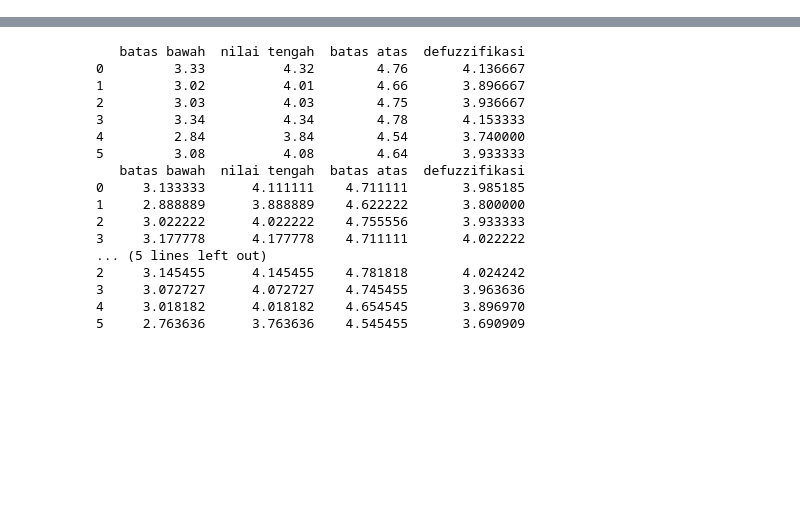
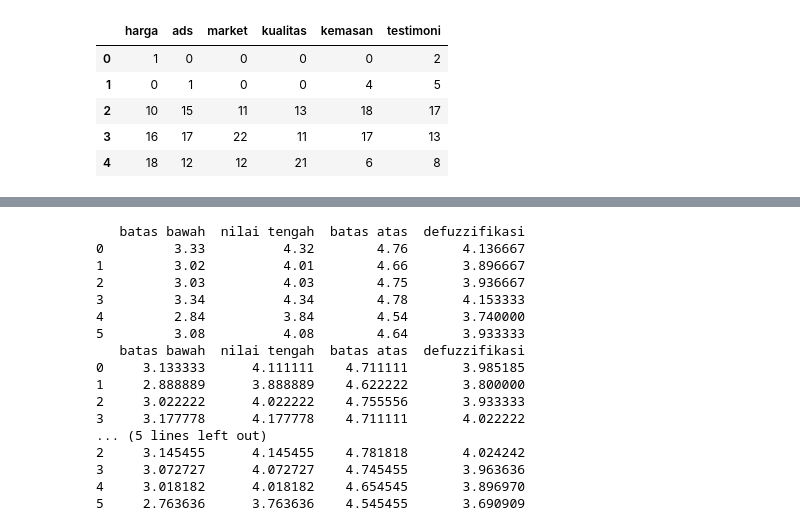
Before and after one commit to michstg/Fuzzification-Defuzzification-gametheory-Scarlet-MSGlow, a Jupyter notebook: fuzzy_with_gametheory.ipynb, the cells around one changed output, grey strips where cells are left out. Cells and saved outputs as stored; diff of their text form; code cells hidden in the pictures; blank space fills up the shorter version.

```diff
--- a/fuzzy_with_gametheory.ipynb
+++ b/fuzzy_with_gametheory.ipynb
@@ -26,0 +30,9 @@ df_sc = data['Scarlet']
+# %%
+df_msg #MS Glow
+# %% [output]
+|  | harga | ads | market | kualitas | kemasan | testimoni |
+| 0 | 1 | 0 | 0 | 0 | 0 | 2 |
+| 1 | 0 | 1 | 0 | 0 | 4 | 5 |
+| 2 | 10 | 15 | 11 | 13 | 18 | 17 |
+| 3 | 16 | 17 | 22 | 11 | 17 | 13 |
+| 4 | 18 | 12 | 12 | 21 | 6 | 8 |
```
Also changed, not shown: parts of 25 cells of this notebook.
